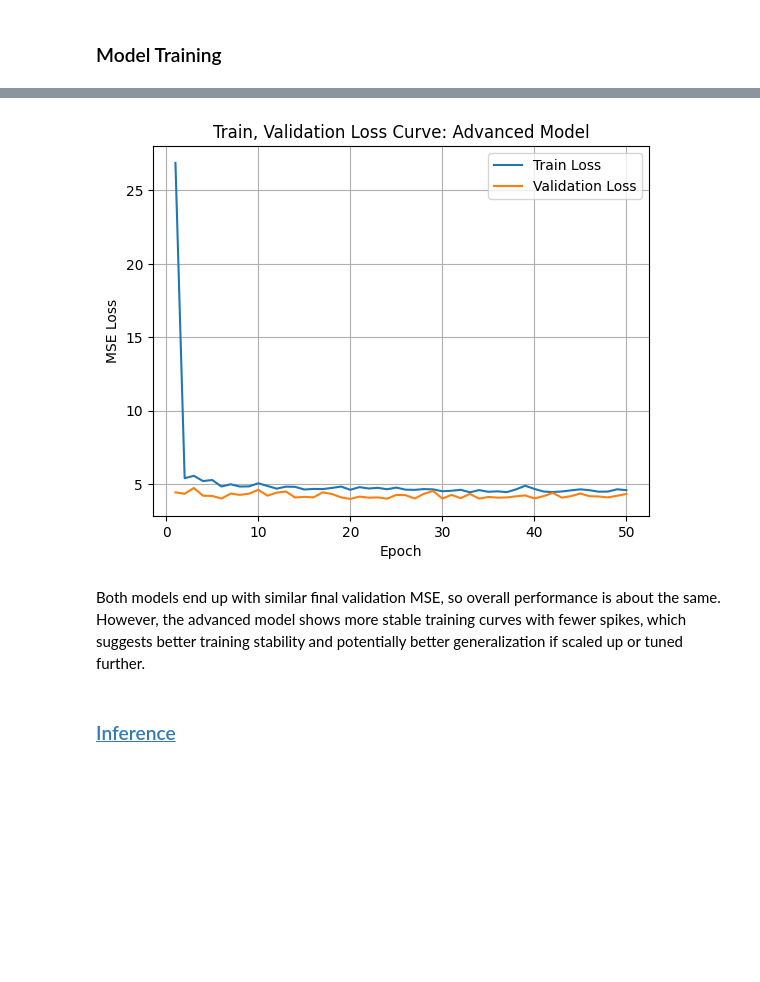
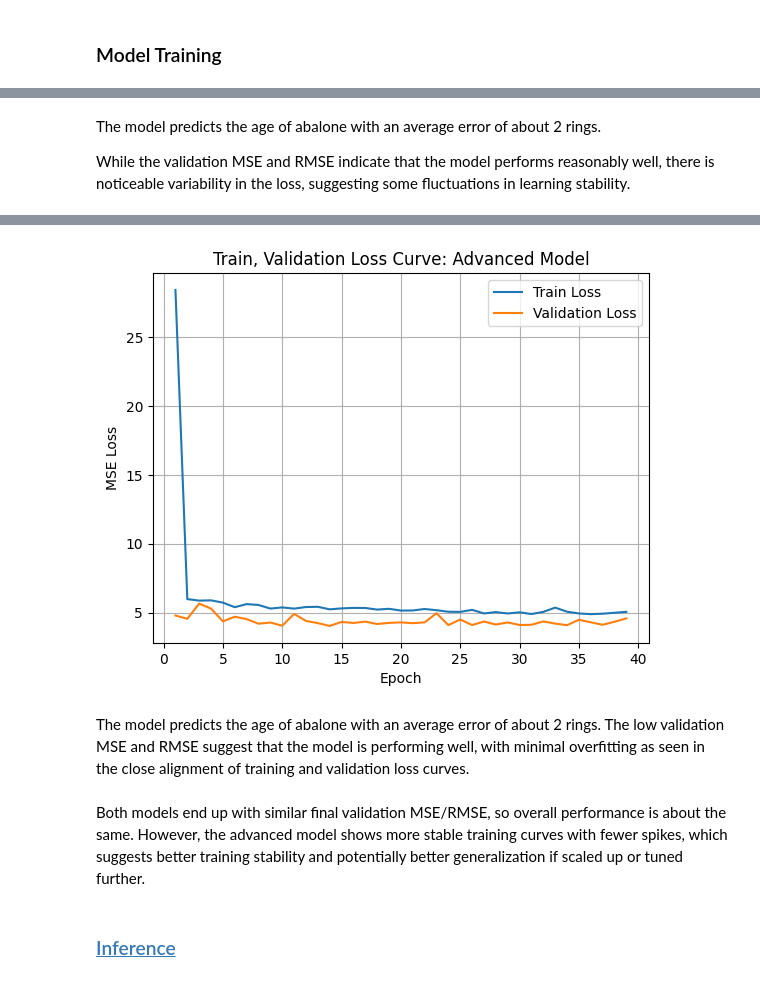
Before and after one commit to mikolajhilgert/deep-learning, a Jupyter notebook: code.ipynb, the cells around one changed output, grey strips where cells are left out. Saved outputs shown, nothing was run; the diff lists cells and outputs as text; code cells hidden in the pictures; blank space fills up the shorter version.

```diff
--- a/code.ipynb
+++ b/code.ipynb
@@ -188,7 +189,7 @@ Advanced Model:
 # %% [markdown]
 ### Model Training
 # %%
-def train_model(model, criterion, optimizer, train_loader, val_loader, num_epochs, device, lambda_reg=None):
+def train_model(model, criterion, optimizer, train_loader, val_loader, num_epochs, device, patience, lambda_reg=None):
     # L1 regularization as sub function
     def l1_regularization(model, lambda_reg):
         l1_penalty = sum(param.abs().sum() for param in model.parameters())
@@ -235,17 +236,21 @@ def train_model(model, criterion, optimizer, train_loader, val_loader, num_epoch
         epoch_val_loss = val_loss / len(val_loader.dataset)
         val_losses.append(epoch_val_loss)
 
-        print(f"Epoch {epoch}/{num_epochs}, Train Loss: {epoch_train_loss:.4f}, Val Loss: {epoch_val_loss:.4f}")
+        print(f"Epoch {epoch}/{num_epochs}, Train MSE Loss: {epoch_train_loss:.4f}, Val MSE Loss: {epoch_val_loss:.4f}, Val RMSE Loss: {np.sqrt(epoch_val_loss):.4f}")
 
         # Save best model
         if epoch_val_loss < best_val_loss:
             best_val_loss = epoch_val_loss
             # We save the model state_dict to not constantly overwrite
             best_state = (epoch, best_val_loss, model.state_dict())
+        else:
+            if epoch - best_state[0] >= patience:
+                print(f"Early stopping at epoch {epoch}")
+                break
 
     if best_state:
         # Save the best model state (weights)
-        print(f"Best performing epoch: {best_state[0]}, Best Val Loss: {best_state[1]:.4f}")
+        print(f"Best performing epoch: {best_state[0]}, Best Val MSE Loss: {best_state[1]:.4f}, Val RMSE Loss: {np.sqrt(best_state[1]):.4f}")
         torch.save(best_state[2], "best_model.pt")
 
     return train_losses, val_losses
@@ -277,6 +283,7 @@ device = torch.device("cuda" if torch.cuda.is_available() else "cpu")
 criterion = nn.MSELoss()
 optimizer = optim.Adam(model.parameters(), lr=1e-2)
 optimizer_baseline = optim.Adam(baseline.parameters(), lr=1e-2)
-epochs = 50
+epochs = 100
+patience = 25
 # %%
 # Train the baseline model
@@ -304,5 +311,9 @@ Best performing epoch: 31, Best Val Loss: 4.1044
+# %% [markdown]
+The model predicts the age of abalone with an average error of about 2 rings.
+
+While the validation MSE and RMSE indicate that the model performs reasonably well, there is noticeable variability in the loss, suggesting some fluctuations in learning stability.
 # %%
 # Train the model
-train_losses, val_losses = train_model(model, criterion, optimizer, train_loader, val_loader, epochs, device, lambda_reg=1e-5)
+train_losses, val_losses = train_model(model, criterion, optimizer, train_loader, val_loader, epochs, device, patience, lambda_reg=1e-3)
 plot_loss_curves(train_losses, val_losses, "Advanced Model")
 # %% [output]
@@ -326,6 +337,9 @@ Best performing epoch: 20, Best Val Loss: 3.9886
-[figure, old version]
+[figure, new version]
+# %% [markdown]
+The model predicts the age of abalone with an average error of about 2 rings.
+The low validation MSE and RMSE suggest that the model is performing well, with minimal overfitting as seen in the close alignment of training and validation loss curves.
 # %% [markdown]
-Both models end up with similar final validation MSE, so overall performance is about the same. However, the advanced model shows more stable training curves with fewer spikes, which suggests better training stability and potentially better generalization if scaled up or tuned further.
+Both models end up with similar final validation MSE/RMSE, so overall performance is about the same. However, the advanced model shows more stable training curves with fewer spikes, which suggests better training stability and potentially better generalization if scaled up or tuned further.
 # %% [markdown]
 ### [Inference]((#inference))
 # %%
```
Also changed, not shown: parts of 10 cells of this notebook, 5 other files.
